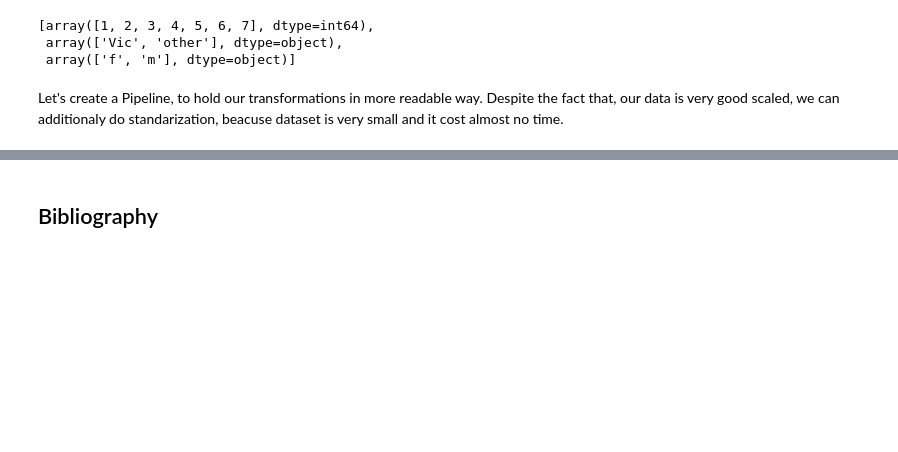
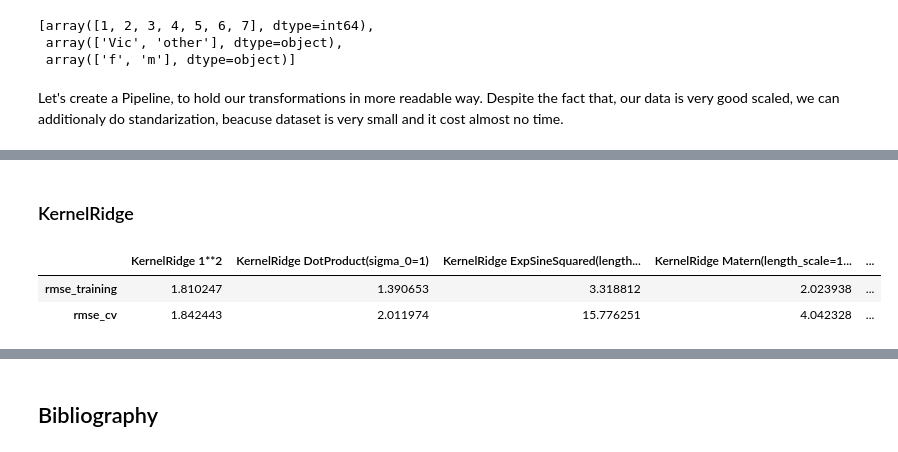
Before and after one commit to ArkadiuszSlowik/Possum-regression, a Jupyter notebook: possum_regression.ipynb, the cells around one changed output, grey strips where cells are left out. Drawn from its saved outputs; the diff is of its cells as text; code cells hidden in the pictures; blank space fills up the shorter version.

```diff
--- a/possum_regression.ipynb
+++ b/possum_regression.ipynb
@@ -434,0 +467,11 @@ We finished this section with set that contains 56 columns, ready to put into ML
+# %% [markdown]
+<h3> KernelRidge </h3>
+# %%
+%%capture --no-display
+result_kr = regression_kernelridge(train_set_new_ready, train_set_labels, cv=4)
+result_kr = pd.DataFrame.from_dict(result_kr)
+result_kr
+# %% [output]
+|  | KernelRidge 1**2 | KernelRidge DotProduct(sigma_0=1) | KernelRidge ExpSineSquared(length... | KernelRidge Matern(length_scale=1... | ... |
+| rmse_training | 1.810247 | 1.390653 | 3.318812 | 2.023938 | ... |
+| rmse_cv | 1.842443 | 2.011974 | 15.776251 | 4.042328 | ... |
```
Also changed, not shown: parts of 43 cells of this notebook, 1 other file.
